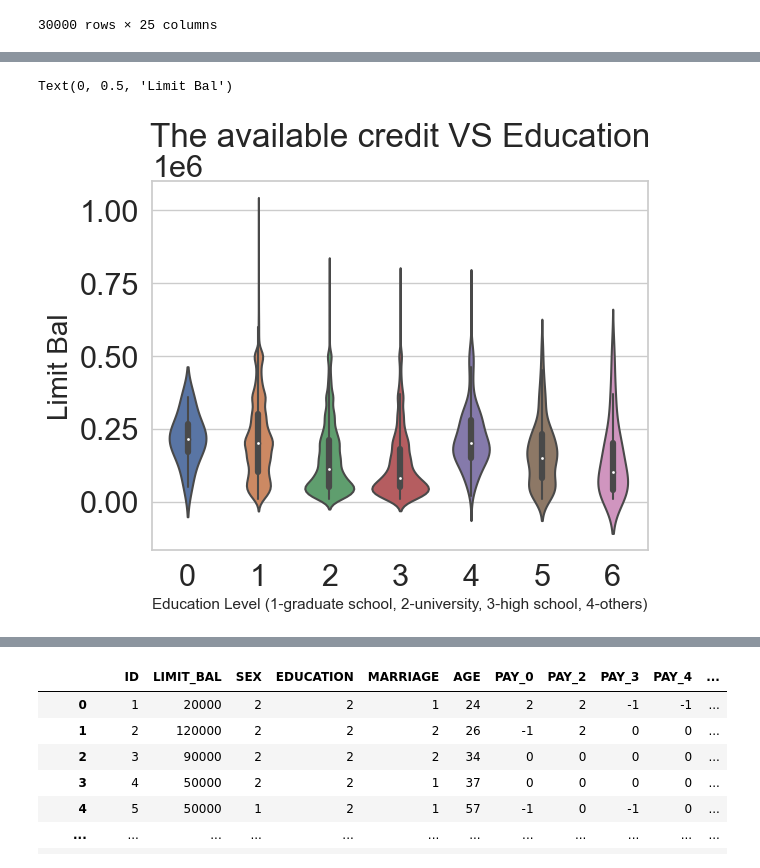
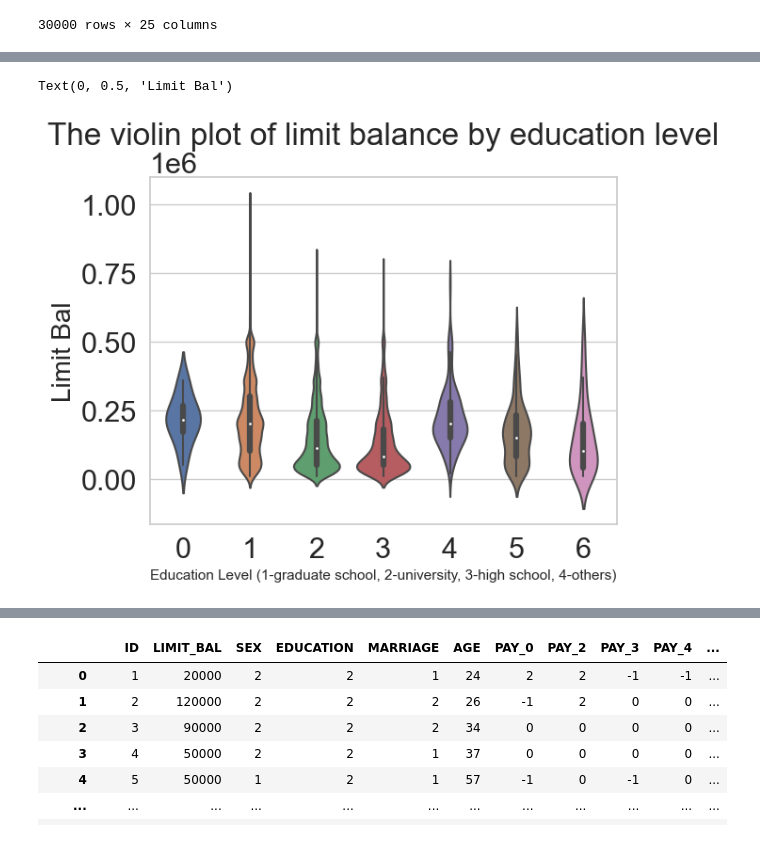
Before and after one commit to ubco-W2022T2-data301/project-group-group27, a Jupyter notebook: analysis/analysis_Betty.ipynb, the cells around one changed output, grey strips where cells are left out. Drawn from its saved outputs; the diff is of its cells as text; code cells hidden in the pictures.

```diff
--- a/analysis/analysis_Betty.ipynb
+++ b/analysis/analysis_Betty.ipynb
@@ -249,10 +250,10 @@ NameError: name 'mean_limit_ba_age' is not defined
 # %%
 limit_edu = sns.violinplot(data = df_cleaned, x = 'EDUCATION', y = 'LIMIT_BAL')
-limit_edu.set(title = 'The available credit VS Education')
+limit_edu.set(title = 'The violin plot of limit balance by education level')
 limit_edu.set(xlabel = None)
 limit_edu.set(ylabel = None)
 plt.xlabel('Education Level (1-graduate school, 2-university, 3-high school, 4-others)', fontsize = '11')
 plt.ylabel('Limit Bal', fontsize = '20')
 # %% [output]
 Text(0, 0.5, 'Limit Bal')
-[figure, old version]
+[figure, new version]
```
Also changed, not shown: parts of 16 cells of this notebook, 1 other file.
